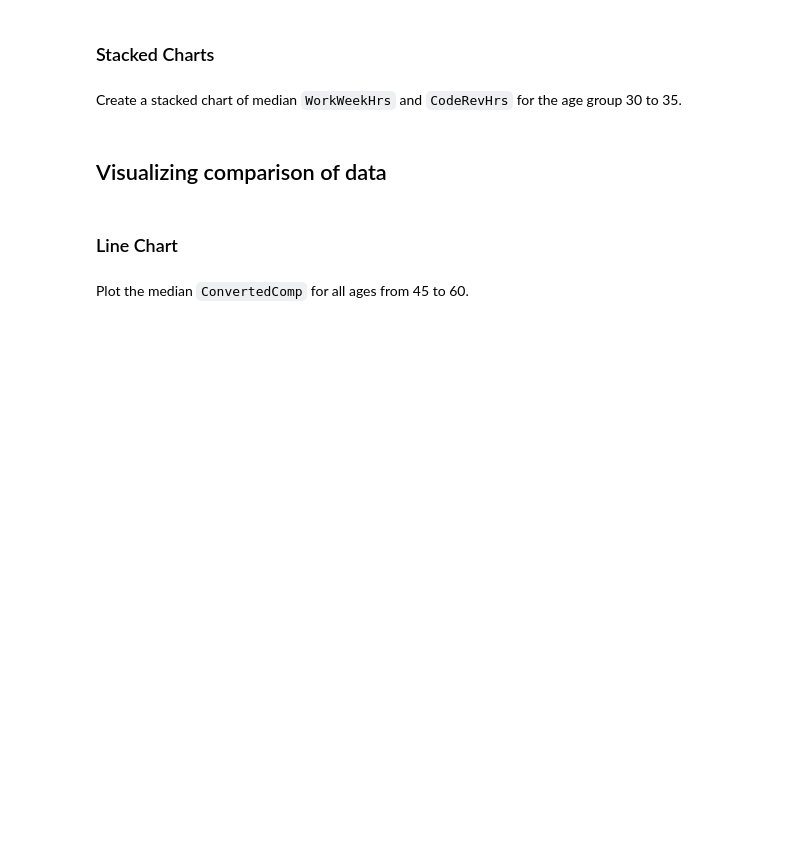
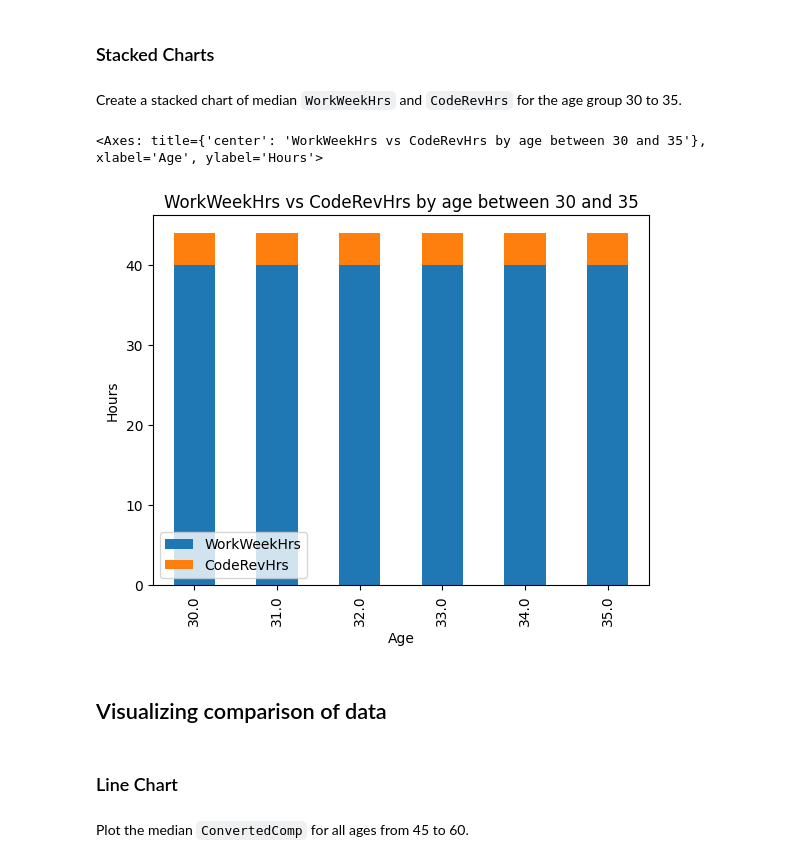
Before and after one commit to rininobaron/IBM_Data_Analyst_Professional_Certificate, a Jupyter notebook: COURSE_9_IBM_Data_Analyst_Capstone_Project/Week4/LAB0/M4DataVisualization-lab.ipynb, the cells around one changed output. Drawn from its saved outputs; the diff is of its cells as text; code cells hidden in the pictures; blank space fills up the shorter version.

```diff
--- a/COURSE_9_IBM_Data_Analyst_Capstone_Project/Week4/LAB0/M4DataVisualization-lab.ipynb
+++ b/COURSE_9_IBM_Data_Analyst_Capstone_Project/Week4/LAB0/M4DataVisualization-lab.ipynb
@@ -258,3 +315,21 @@ Create a stacked chart of median `WorkWeekHrs` and `CodeRevHrs` for the age grou
+# %%
+# your code goes here
+QUERY = """
+SELECT Age, WorkWeekHrs, CodeRevHrs
+FROM master
+WHERE
+Age >= 30 AND Age <= 35
+"""
+df=pd.read_sql_query(QUERY,conn).groupby("Age").agg("median")
+df.plot(kind="bar",
+        stacked=True,
+        title="WorkWeekHrs vs CodeRevHrs by age between 30 and 35",
+        xlabel="Age",
+        ylabel="Hours"
+       )
+# %% [output]
+<Axes: title={'center': 'WorkWeekHrs vs CodeRevHrs by age between 30 and 35'}, xlabel='Age', ylabel='Hours'>
+[figure, added]
 # %% [markdown]
 ## Visualizing comparison of data
 # %% [markdown]
```
Also changed, not shown: parts of 6 cells of this notebook.
